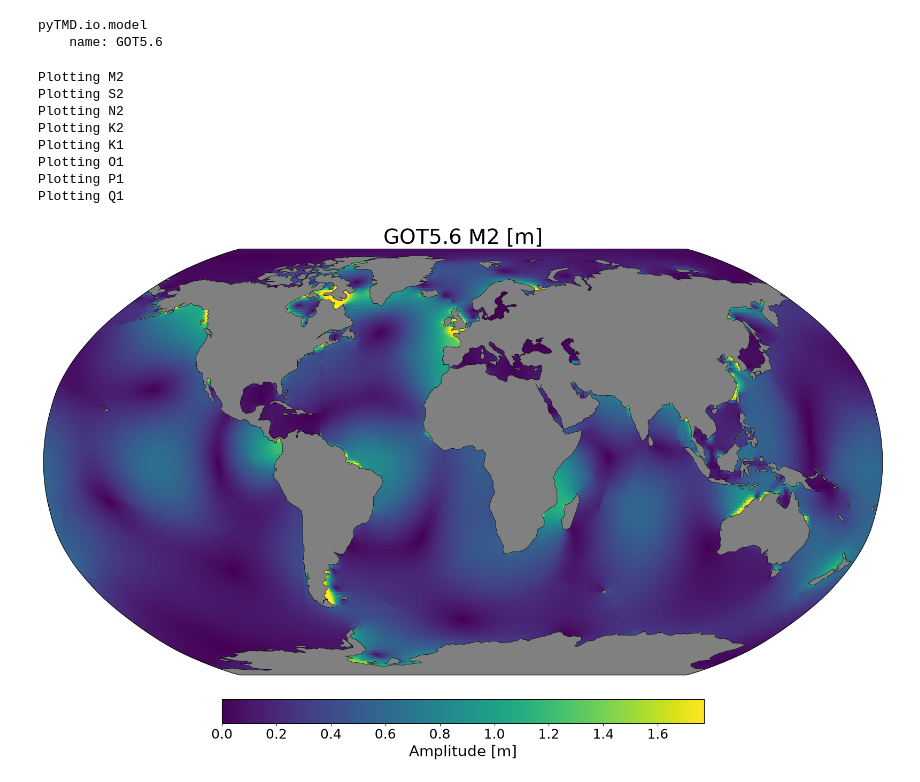
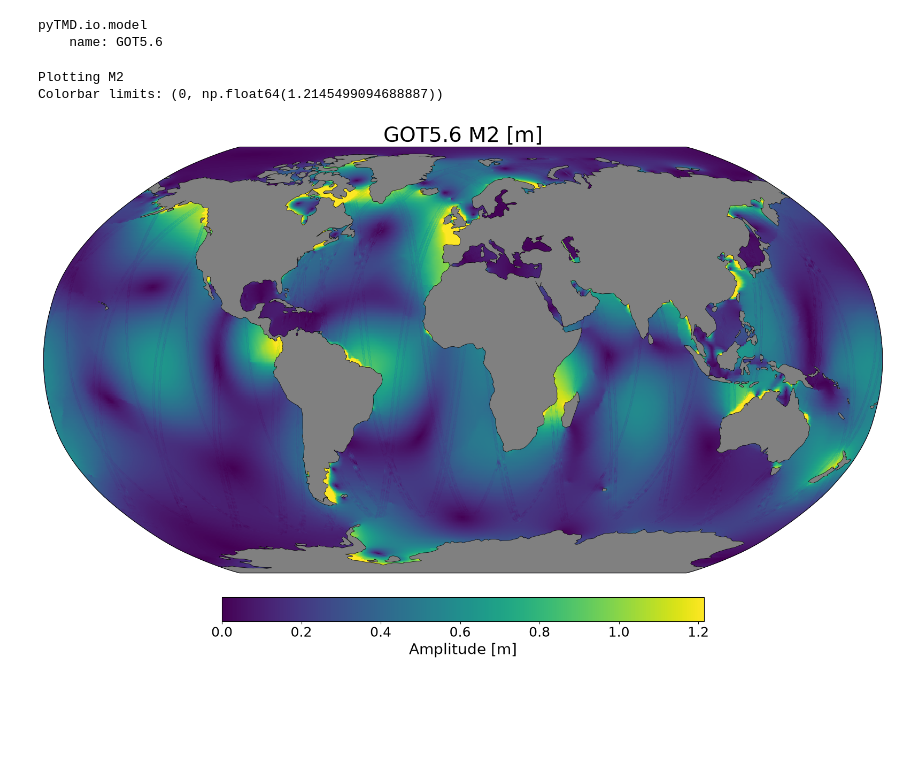
Before and after one commit to zsk4/SWOT_Global_Tides, a Jupyter notebook: GOT_Tides.ipynb, the cells around one changed output. Drawn from its saved outputs; the diff is of its cells as text; code cells hidden in the pictures; blank space fills up the shorter version.

```diff
--- a/GOT_Tides.ipynb
+++ b/GOT_Tides.ipynb
@@ -50,8 +50,8 @@ def got_constants(lon, lat, names, batch=20000):
         ph[:, sl] = np.degrees(np.arctan2(-hc.imag, hc.real)) % 360
     return amp, ph
 
-lon = np.arange(-180, 180, 1)
-lat = np.arange(-90, 90, 1)
+lon = np.arange(-180, 180, 0.5)
+lat = np.arange(-90, 90, 0.5)
 grid = np.meshgrid(lon, lat)
 lon_raveled = grid[0].ravel()
 lat_raveled = grid[1].ravel()
@@ -106,8 +61,7 @@ def get_spilhaus_mask(lon2d, lat2d, projection):
 # %%
 projection = "robinson"
-#projection = "spilhaus"
 
-constits = ["M2", "S2", "N2", "K2", "K1", "O1", "P1", "Q1"]
+constits = ["M2",]# "S2", "N2", "K2", "K1", "O1", "P1", "Q1"]
 for constituent in constits[:]:
     print(f"Plotting {constituent}")
     if projection == "spilhaus":
@@ -120,12 +74,8 @@ for constituent in constits[:]:
     # Get 98th percentile for colorbar limits
     k = constits.index(constituent)
     amp_got = amp[k, :]
-    limit = (0, np.nanpercentile(amp_got, 98))
-
-    if projection == "spilhaus":
-        mask = get_spilhaus_mask(lon_raveled, lat_raveled, ccrs.Spilhaus())
-        amp_got = np.ma.masked_where(mask, amp_got)
-
+    limit = (0, np.nanpercentile(amp_got, 94))
+    print(f"Colorbar limits: {limit}")
     amp_got = amp_got.reshape((lat.size, lon.size))
 
     ax.pcolormesh(
@@ -141,7 +91,7 @@ for constituent in constits[:]:
     )
 
     # Plot SWOT on top
-    swot_dfs = sorted(Path("./_Data").glob("swot_tide_fit_pass_*.nc"))
+    swot_dfs = sorted(Path("./_Data/SWOT_Tide_Results").glob("swot_tide_fit_pass_*.nc"))
     for df_path in swot_dfs:
         swot_df = xr.open_dataset(df_path)
         lon_swot = swot_df["longitude"].values
@@ -178,39 +128,33 @@ for constituent in constits[:]:
     ax.coastlines()
     ax.add_feature(
         cfeature.LAND,
         facecolor="gray",
         edgecolor="none",
         zorder=2
     )
     ax.set_title(title, fontsize=28)
     sm = plt.cm.ScalarMappable(
         norm=plt.Normalize(*limit),
         cmap=cmap
     )
     cbar = plt.colorbar(
         sm,
         ax=ax,
         orientation="horizontal",
         pad=0.05,
         fraction=0.05
     )
     cbar.ax.tick_params(labelsize=18)
     cbar.set_label("Amplitude [m]", fontsize=20)
 
     if projection == "spilhaus":
         ax.set_global()
     elif projection == "robinson":
         ax.set_global()
 
     fig_got.tight_layout()
-    fig_got.savefig(f"./GOT_{constituent}", dpi=300)
+    fig_got.savefig(f"./GOT_{constituent}", dpi=300, bbox_inches="tight", transparent=True)
 # %% [output]
 Plotting M2
-Plotting S2
-Plotting N2
-Plotting K2
-Plotting K1
-Plotting O1
-Plotting P1
-Plotting Q1
+Colorbar limits: (0, np.float64(1.2145499094688887))
-[figure, old version]
+[figure, new version]
```
Also changed, not shown: parts of 3 cells of this notebook, 27 other files.
